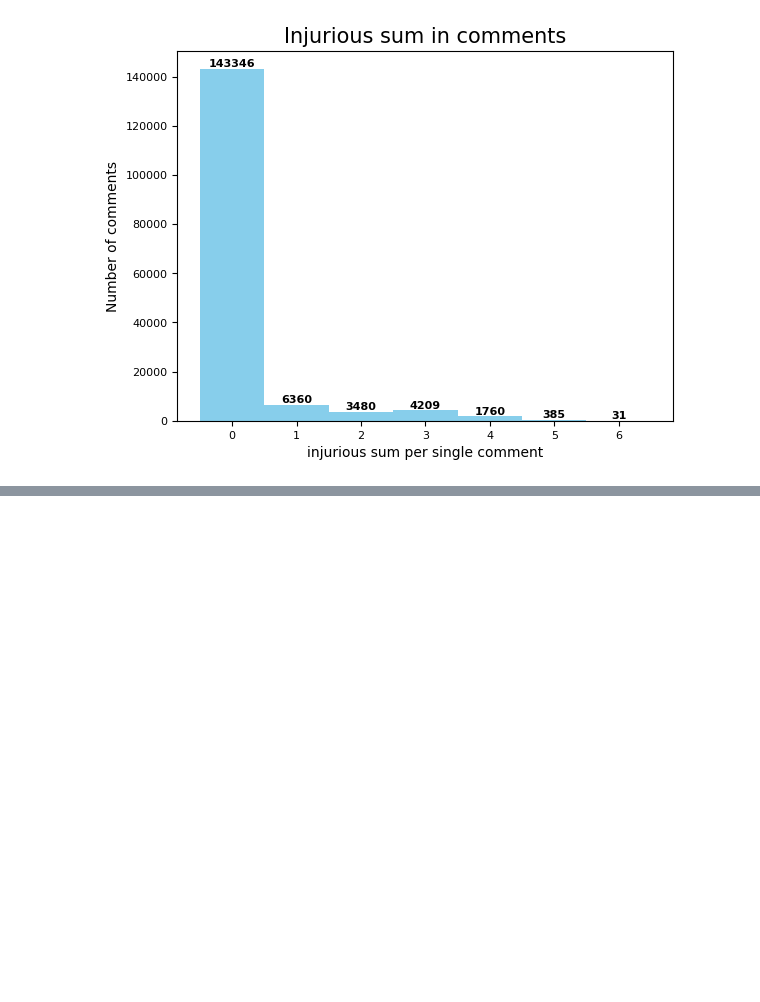
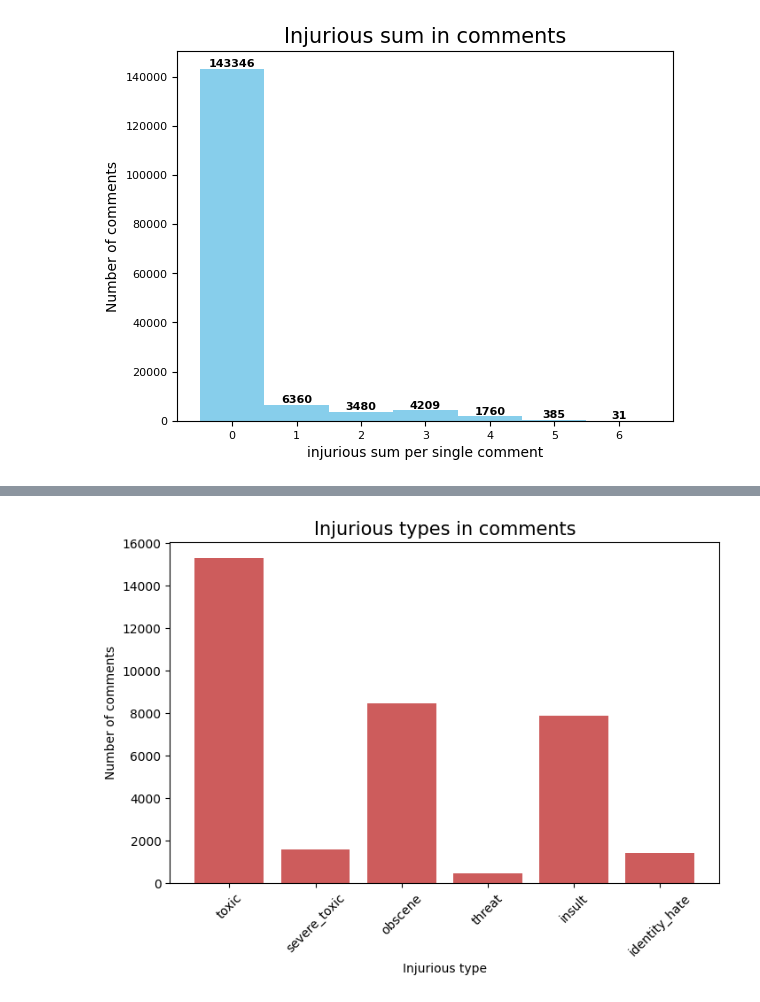
Before and after one commit to EnricoMiche1210760/toxic_comments_filter, a Jupyter notebook: src/progetto_toxic_comments_filter.ipynb, the cells around one changed output, grey strips where cells are left out. Saved outputs shown, nothing was run; the diff lists cells and outputs as text; code cells hidden in the pictures; blank space fills up the shorter version.

Commit message:
graphic

```diff
--- a/src/progetto_toxic_comments_filter.ipynb
+++ b/src/progetto_toxic_comments_filter.ipynb
@@ -137,0 +136,4 @@ plt.show();
+# %%
+injurious = df.drop(columns=['sum_injurious'])
+injurious_type_sum = injurious.sum(axis=0)
+injurious_type_sum
@@ -137,0 +148,11 @@ plt.show();
+# %%
+#plot the injurious types
+plt.figure(figsize=(8, 5))
+barplot = plt.bar(injurious.columns, injurious_type_sum, color='indianred')
+plt.xticks(rotation=45)
+plt.title('Injurious types in comments', fontsize=15)
+plt.xlabel('Injurious type', fontsize=10)
+plt.ylabel('Number of comments', fontsize=10)
+plt.show();
+# %% [output]
+[figure, added]
```
Also changed, not shown: parts of 3 cells of this notebook.
